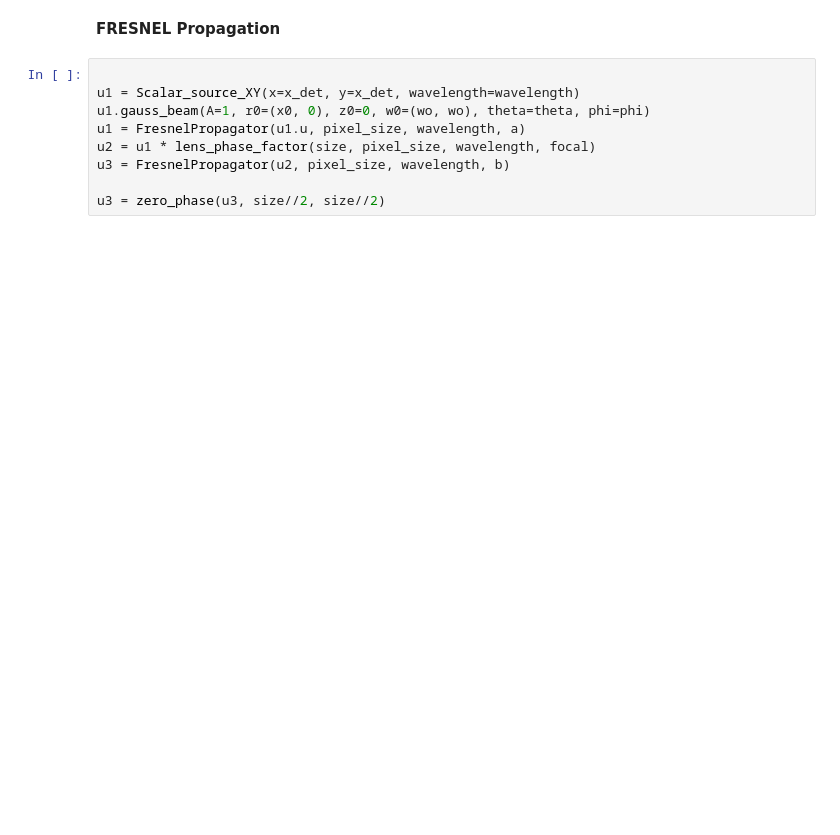
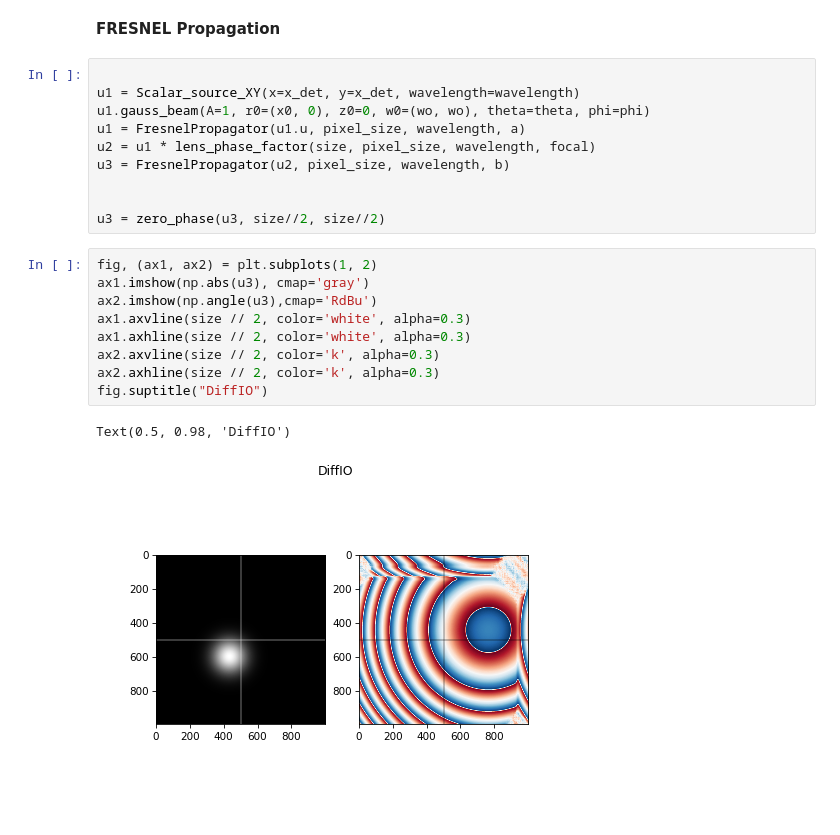
Before and after one commit to TemGym/TemGym, a Jupyter notebook: examples/gaussian_beam_examples/gaussian_beam_lens.ipynb, the cells around one changed output. Drawn from its saved outputs; the diff is of its cells as text; blank space fills up the shorter version.

```diff
--- a/examples/gaussian_beam_examples/gaussian_beam_lens.ipynb
+++ b/examples/gaussian_beam_examples/gaussian_beam_lens.ipynb
@@ -344,7 +345,20 @@ u1 = FresnelPropagator(u1.u, pixel_size, wavelength, a)
 u2 = u1 * lens_phase_factor(size, pixel_size, wavelength, focal)
 u3 = FresnelPropagator(u2, pixel_size, wavelength, b)
 
+
 u3 = zero_phase(u3, size//2, size//2)
+# %%
+fig, (ax1, ax2) = plt.subplots(1, 2)
+ax1.imshow(np.abs(u3), cmap='gray')
+ax2.imshow(np.angle(u3),cmap='RdBu')
+ax1.axvline(size // 2, color='white', alpha=0.3)
+ax1.axhline(size // 2, color='white', alpha=0.3)
+ax2.axvline(size // 2, color='k', alpha=0.3)
+ax2.axhline(size // 2, color='k', alpha=0.3)
+fig.suptitle("DiffIO")
+# %% [output]
+Text(0.5, 0.98, 'DiffIO')
+[figure, added]
 # %%
 
 fig, (ax1, ax2) = plt.subplots(1, 2)
```
Also changed, not shown: parts of 16 cells of this notebook, 5 other files.
